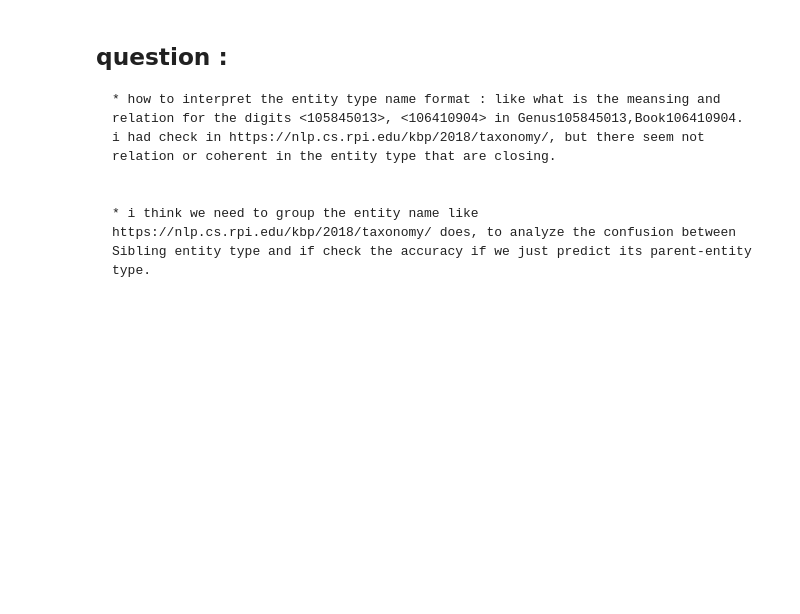
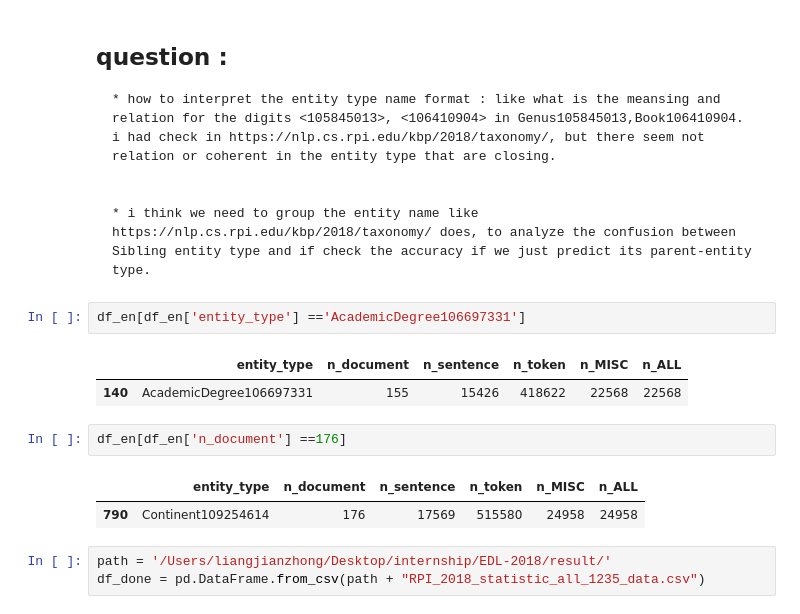
Before and after one commit to JZ-LIANG/EDL-2018, a Jupyter notebook: result/data_analysis_completed.ipynb, the cells around one changed output. Cells and saved outputs as stored; diff of their text form; blank space fills up the shorter version.

```diff
--- a/result/data_analysis_completed.ipynb
+++ b/result/data_analysis_completed.ipynb
@@ -370,3 +379,16 @@ plt.show()
 
 
     * i think we need to group the entity name like https://nlp.cs.rpi.edu/kbp/2018/taxonomy/ does, to analyze the confusion between Sibling entity type and if check the accuracy if we just predict its parent-entity type.
+# %%
+df_en[df_en['entity_type'] =='AcademicDegree106697331']
+# %% [output]
+|  | entity_type | n_document | n_sentence | n_token | n_MISC | n_ALL |
+| 140 | AcademicDegree106697331 | 155 | 15426 | 418622 | 22568 | 22568 |
+# %%
+df_en[df_en['n_document'] ==176]
+# %% [output]
+|  | entity_type | n_document | n_sentence | n_token | n_MISC | n_ALL |
+| 790 | Continent109254614 | 176 | 17569 | 515580 | 24958 | 24958 |
+# %%
+path = '/Users/liangjianzhong/Desktop/internship/EDL-2018/result/'
+df_done = pd.DataFrame.from_csv(path + "RPI_2018_statistic_all_1235_data.csv")
```
Also changed, not shown: parts of 13 cells of this notebook, 16 other files.
